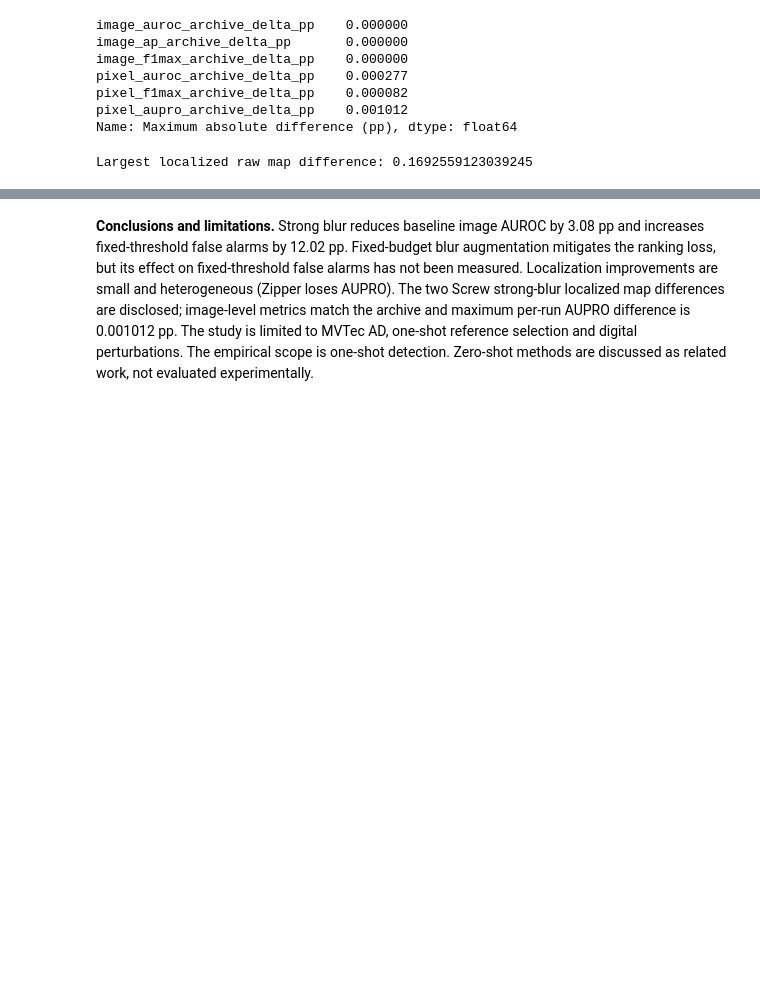
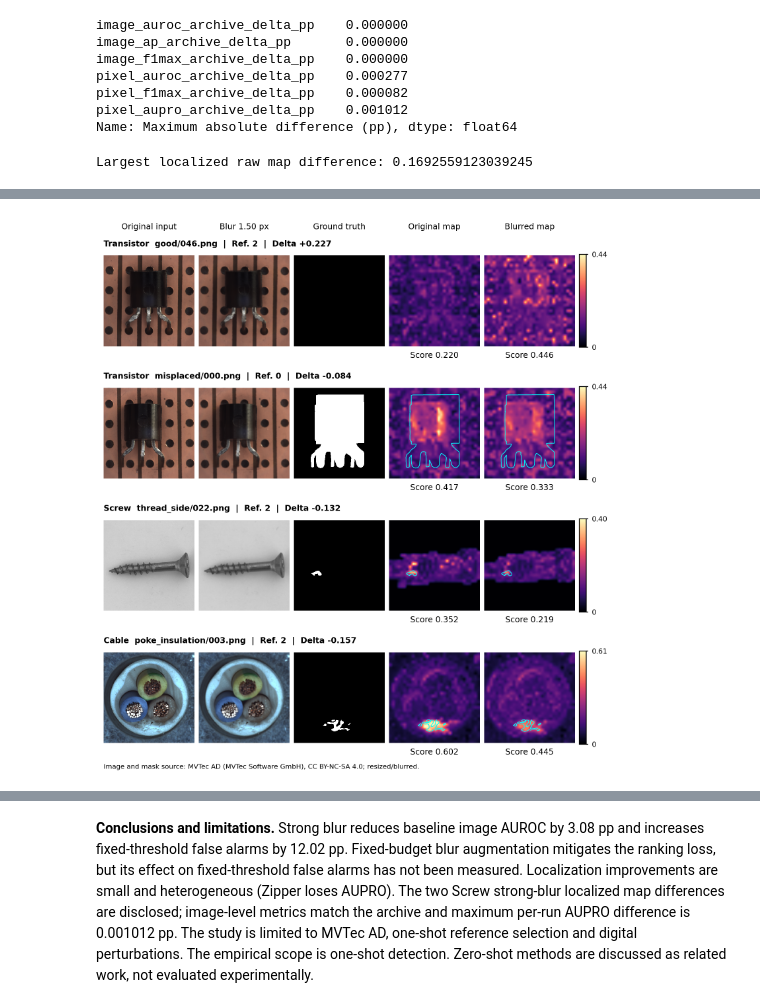
Before and after one commit to basharbd/msc-visual-anomaly-detection, a Jupyter notebook: notebooks/05_final_results.ipynb, the cells around one changed output, grey strips where cells are left out. Cells and saved outputs as stored; diff of their text form; code cells hidden in the pictures; blank space fills up the shorter version.

Commit message:
Reconstruct final error-analysis figures from verified archived predictions

```diff
--- a/notebooks/05_final_results.ipynb
+++ b/notebooks/05_final_results.ipynb
@@ -117,0 +124,13 @@ Largest localized raw map difference: 0.1692559123039245
+# %%
+import os
+from scripts.visualize import generate_error_case_panel
+dataset_path = os.environ.get("MVTEC_ROOT")
+archive_path = os.environ.get("VAD_RESULTS_ROOT")
+if dataset_path and archive_path:
+    case_output = Path(mkdtemp(prefix="error_cases_", dir=output)) / "publication_assets"
+    generated_cases = generate_error_case_panel(dataset_path, archive_path, case_output)
+    display(pd.read_csv(generated_cases / "selected_error_case_measurements.csv"))
+    display(Image(filename=str(generated_cases / "09_selected_blur_cases.png")))
+else:
+    print("Selected-case reconstruction skipped: set MVTEC_ROOT and VAD_RESULTS_ROOT to the original archives.")
+# %% [output]
@@ -117,0 +142 @@ Largest localized raw map difference: 0.1692559123039245
+[figure, added]
```
Also changed, not shown: parts of 4 cells of this notebook, 16 other files.
